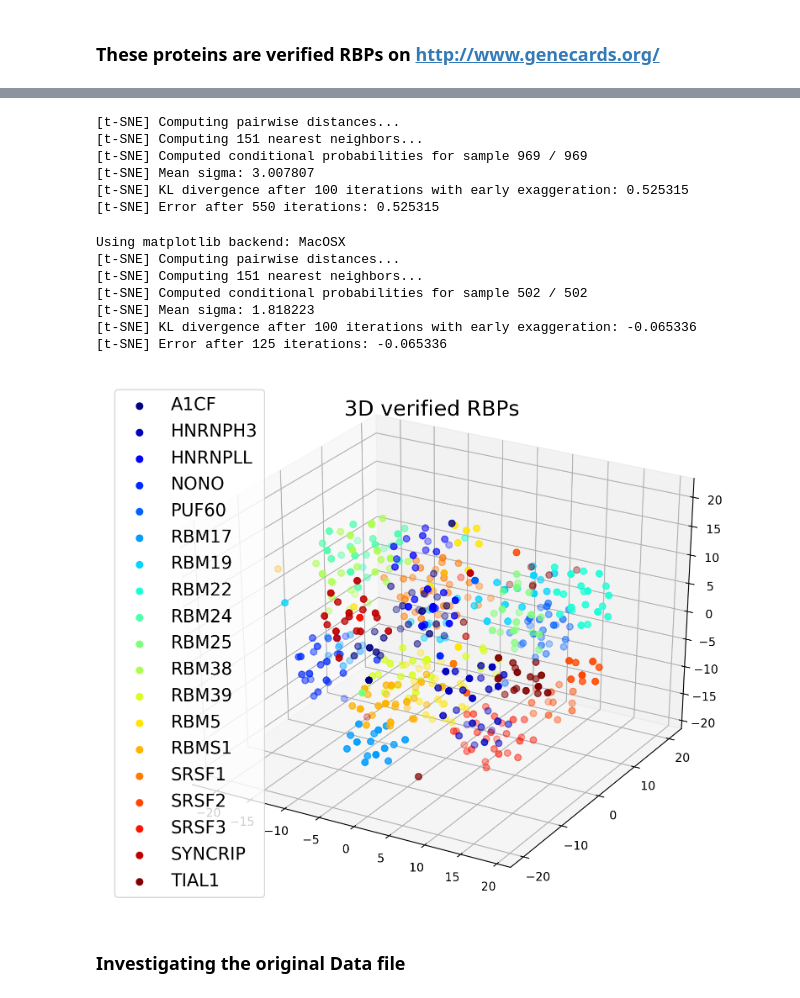
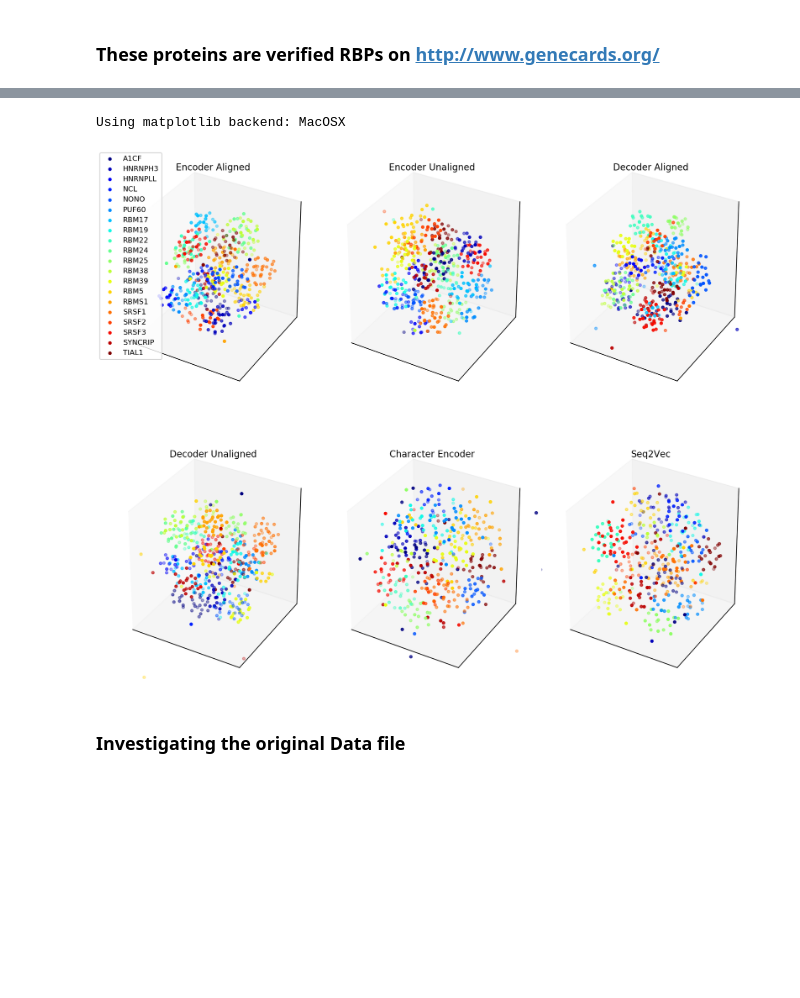
Before and after one commit to ostwind/ProteinLatentRep, a Jupyter notebook: CNN_LSTM/Dataframe investigation & postprocessing.ipynb, the cells around one changed output, grey strips where cells are left out. Saved outputs shown, nothing was run; the diff lists cells and outputs as text; code cells hidden in the pictures; blank space fills up the shorter version.

```diff
--- a/CNN_LSTM/Dataframe investigation & postprocessing.ipynb
+++ b/CNN_LSTM/Dataframe investigation & postprocessing.ipynb
@@ -1 +36,8 @@
+# %%
+seq_l, seq_v = get_verified_reps(verified_RRMs, csv_file = 'Seq2Vec_64Dim.csv', sep='\t')
+dec_un_l, dec_un_v = get_verified_reps(verified_RRMs, csv_file = 'decoder_reps_unaligned.csv')
+dec_l, dec_v = get_verified_reps(verified_RRMs, csv_file = 'hiddens2.csv')
+enc_un_l, enc_un_v = get_verified_reps(verified_RRMs, csv_file = 'encoder_reps_unaligned.csv')
+enc_l, enc_v = get_verified_reps(verified_RRMs, csv_file = 'encoder_reps_aligned_24hrs.csv')
+cho_l, cho_v = get_verified_reps(verified_RRMs, csv_file = 'CharLvlNMT_64_v1.csv', sep='\t')
 # %%
@@ -46,10 +53,5 @@ with open('../data/tentative_genename_mapping.tab', 'rb') as original_file:
         with open('../data/tentative_genename_mapping.csv', 'a') as new_file:
             line = re.sub(b'\t', b',', line)
             new_file.write(line.decode("utf-8") )
-# %%
-match = pd.read_csv('../data/tentative_genename_mapping.csv')
-protein_matched = pd.merge(protein_hiddens, match, left_on='protein_ID', right_on='From')
-protein_matched['protein_type'] = [protein_name.split('_')[0] for protein_name in protein_matched['To']]
-protein_matched.index  = protein_matched['protein_type']
 # %% [markdown]
 #### top 84 populated positions for verified RRMs, used to get learned representation ###
@@ -104,4 +109,11 @@ get_RRM_group('HNRN') + get_RRM_group('TIAL') + get_RRM_group('NONO')+ ['NCL'] +
 + get_RRM_group('PUF') + get_RRM_group('U2AF')
 # %%
 verified_RRMs  = protein_matched[[protein in verified_RRMs for protein in protein_matched['protein_type']]].drop(
-['From', 'To', 'geneID', 'protein_type'], 1)
+['From', 'To', 'protein_type', 'proteinID'], 1)
+
+# import sys
+# sys.path.append('../util/')
+# from imp import reload
+# import tsne
+# reload(tsne)
+# tsne.plot('Decoder', verified_RRMs.index.values.tolist(), verified_RRMs.values, perplexity=50)
@@ -108,30 +226,20 @@ verified_RRMs  = protein_matched[[protein in verified_RRMs for protein in protei
 # %%
+%matplotlib auto
 import sys
 sys.path.append('../util/')
 from imp import reload
 import tsne
 reload(tsne)
-tsne.plot('Verified RRMs', verified_RRMs.index.values.tolist(), verified_RRMs.values, perplexity=400)
+list_labels =[enc_l, enc_un_l, dec_l, dec_un_l, cho_l, seq_l]
+list_reps = [enc_v, enc_un_v, dec_v, dec_un_v, cho_v, seq_v]
+titles = ['Encoder Aligned', 'Encoder Unaligned',
+'Decoder Aligned', 'Decoder Unaligned',
+          'Character Encoder', 'Seq2Vec']
+# tsne.plot3d('Decoder unaligned', verified_RRMs.index.values.tolist(), verified_RRMs.values, perplexity=100)
+tsne.plot3d('tSNE for all methods.png', verified_RRMs, list_labels, tsne_projections, titles)
 # %% [output]
-[t-SNE] Computing pairwise distances...
-[t-SNE] Computing 151 nearest neighbors...
-[t-SNE] Computed conditional probabilities for sample 969 / 969
-[t-SNE] Mean sigma: 3.007807
-[t-SNE] KL divergence after 100 iterations with early exaggeration: 0.525315
-[t-SNE] Error after 550 iterations: 0.525315
+Using matplotlib backend: MacOSX
+[figure, added]
-# %%
-%matplotlib
-reload(tsne)
-tsne.plot3d('3D verified RBPs', verified_RRMs.index.values.tolist(), verified_RRMs.values, perplexity=100)
-# %% [output]
-Using matplotlib backend: MacOSX
-[t-SNE] Computing pairwise distances...
-[t-SNE] Computing 151 nearest neighbors...
-[t-SNE] Computed conditional probabilities for sample 502 / 502
-[t-SNE] Mean sigma: 1.818223
-[t-SNE] KL divergence after 100 iterations with early exaggeration: -0.065336
-[t-SNE] Error after 125 iterations: -0.065336
-[figure, removed]
 # %% [markdown]
 ### Investigating the original Data file ###
 # %%
```
Also changed, not shown: parts of 24 cells of this notebook.
